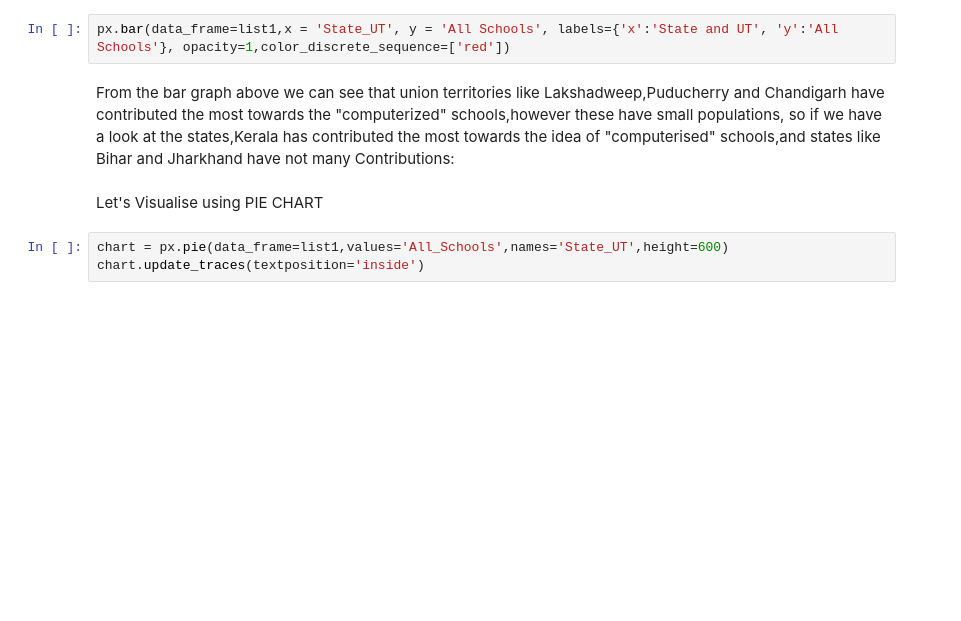
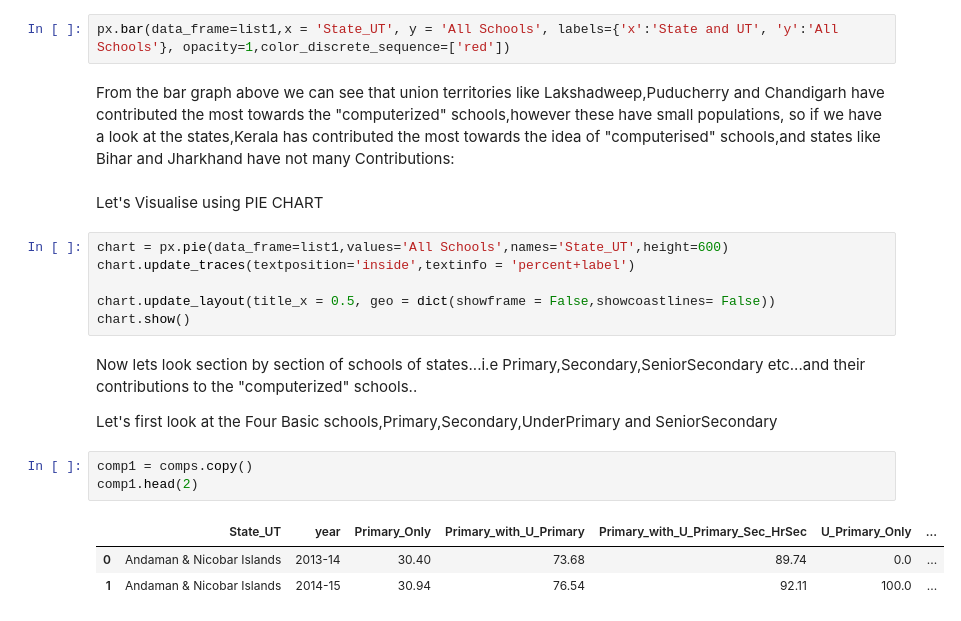
Before and after one commit to anmol9999/statistics-indian-school, a Jupyter notebook: data analysis/analysis_all.ipynb, the cells around one changed output. Drawn from its saved outputs; the diff is of its cells as text; blank space fills up the shorter version.

Commit message:
computer

```diff
--- a/data analysis/analysis_all.ipynb
+++ b/data analysis/analysis_all.ipynb
@@ -474,5 +474,20 @@ so if we have a look at the states,Kerala has contributed the most towards the i
 # %% [markdown]
 Let's Visualise using PIE CHART
 # %%
-chart = px.pie(data_frame=list1,values='All_Schools',names='State_UT',height=600)
-chart.update_traces(textposition='inside')
+chart = px.pie(data_frame=list1,values='All Schools',names='State_UT',height=600)
+chart.update_traces(textposition='inside',textinfo = 'percent+label')
+
+chart.update_layout(title_x = 0.5, geo = dict(showframe = False,showcoastlines= False))
+chart.show()
+# %% [markdown]
+Now lets look section by section of schools of states...i.e Primary,Secondary,SeniorSecondary etc...and their contributions to the "computerized" schools..
+
+
+Let's first look at the Four Basic schools,Primary,Secondary,UnderPrimary and SeniorSecondary
+# %%
+comp1 = comps.copy()
+comp1.head(2)
+# %% [output]
+|  | State_UT | year | Primary_Only | Primary_with_U_Primary | Primary_with_U_Primary_Sec_HrSec | U_Primary_Only | ... |
+| 0 | Andaman & Nicobar Islands | 2013-14 | 30.40 | 73.68 | 89.74 | 0.0 | ... |
+| 1 | Andaman & Nicobar Islands | 2014-15 | 30.94 | 76.54 | 92.11 | 100.0 | ... |
```
Also changed, not shown: parts of 4 cells of this notebook.
